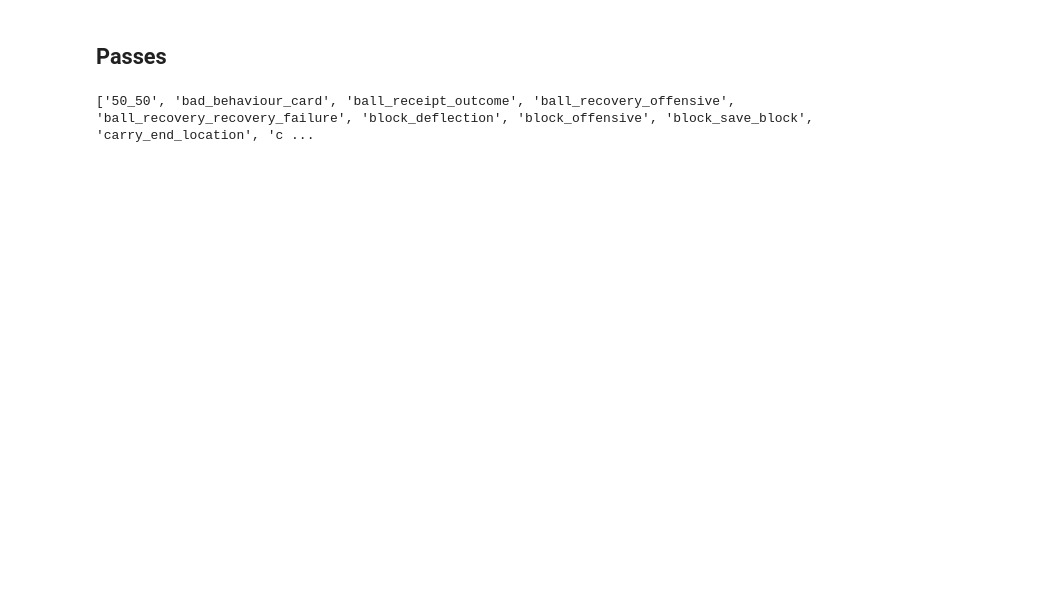
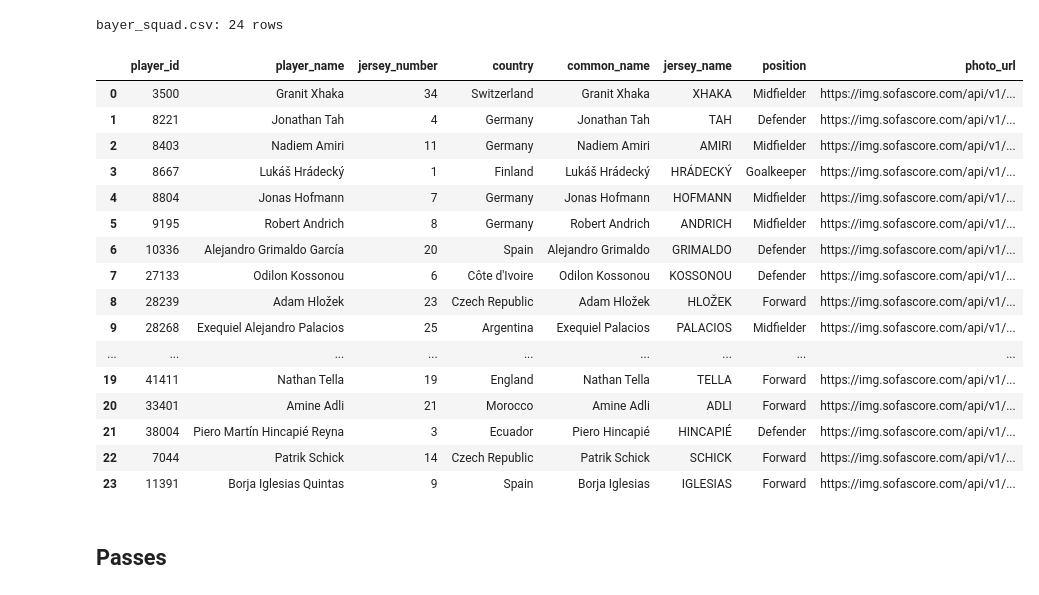
Before and after one commit to YacineM10/bayer-leverkusen-23-24-a-record-breaking-season, a Jupyter notebook: BayerLeverkusen_EN.ipynb, the cells around one changed output. Cells and saved outputs as stored; diff of their text form; code cells hidden in the pictures; blank space fills up the shorter version.

```diff
--- a/BayerLeverkusen_EN.ipynb
+++ b/BayerLeverkusen_EN.ipynb
@@ -269,0 +56,19 @@ bayer_matches_df
+# %%
+events_df = pd.concat([sb.events(match_id=m) for m in bayer_match_ids], ignore_index=True)
+lineups_df = pd.concat(
+    [sb.lineups(match_id=m)[TEAM].assign(match_id=m) for m in bayer_match_ids],
+    ignore_index=True,
+)
+
+def split_xy(series):
+    """Split a column of [x, y] (or [x, y, z]) lists into two numeric columns."""
+    x = series.apply(lambda loc: loc[0] if isinstance(loc, list) else None)
+    y = series.apply(lambda loc: loc[1] if isinstance(loc, list) else None)
+    return pd.to_numeric(x), pd.to_numeric(y)
+
+events_df["location_x"], events_df["location_y"] = split_xy(events_df["location"])
+events_df["pass_end_location_x"], events_df["pass_end_location_y"] = split_xy(events_df["pass_end_location"])
+events_df["shot_end_location_x"], events_df["shot_end_location_y"] = split_xy(events_df["shot_end_location"])
+
+bayer_events_df = events_df[events_df["team"] == TEAM]
+print(f"{len(events_df)} events, {len(bayer_events_df)} by {TEAM}")
@@ -270,2 +82,58 @@ bayer_matches_df
+# %%
+name_corrections = {
+    "Alejandro Grimaldo García": "Alejandro Grimaldo",
+    "Borja Iglesias Quintas": "Borja Iglesias",
+    "Exequiel Alejandro Palacios": "Exequiel Palacios",
+    "Edmond Fayçal Tapsoba": "Edmond Tapsoba",
+    "Victor Okoh Boniface": "Victor Boniface",
+    "Piero Martín Hincapié Reyna": "Piero Hincapié",
+    "Arthur Augusto de Matos Soares": "Arthur",
+    "Gustavo Adolfo Puerta Molano": "Gustavo Puerta",
+}
+
+def jersey_name(common_name):
+    """Surname in capitals (second word, or the only word for mononyms like 'Arthur')."""
+    parts = common_name.split()
+    return (parts[1] if len(parts) > 1 else parts[0]).upper()
+
+# Keep only players who appear in at least one Bayer event (i.e. actually played)
+players_with_events = bayer_events_df["player_id"].dropna().unique()
+
+bayer_squad_df = (
+    lineups_df.drop_duplicates("player_id")
+    [["player_id", "player_name", "jersey_number", "country"]]
+    .loc[lambda d: d["player_id"].isin(players_with_events)]
+    .reset_index(drop=True)
+)
+bayer_squad_df["common_name"] = bayer_squad_df["player_name"].replace(name_corrections)
+bayer_squad_df["jersey_name"] = bayer_squad_df["common_name"].apply(jersey_name)
+
+extra_info = pd.read_csv(DATA_DIR / "player_extra_info.csv", sep=";", encoding="utf-8-sig")
+bayer_squad_df = bayer_squad_df.merge(extra_info, on="player_id", how="left")
+
+missing = bayer_squad_df.loc[bayer_squad_df["photo_url"].isna(), "player_name"].tolist()
+assert not missing, f"Add these players to player_extra_info.csv: {missing}"
+
+export(bayer_squad_df, "bayer_squad.csv")
+bayer_squad_df
+# %% [output]
+bayer_squad.csv: 24 rows
+|  | player_id | player_name | jersey_number | country | common_name | jersey_name | position | photo_url |
+| 0 | 3500 | Granit Xhaka | 34 | Switzerland | Granit Xhaka | XHAKA | Midfielder | https://img.sofascore.com/api/v1/... |
+| 1 | 8221 | Jonathan Tah | 4 | Germany | Jonathan Tah | TAH | Defender | https://img.sofascore.com/api/v1/... |
+| 2 | 8403 | Nadiem Amiri | 11 | Germany | Nadiem Amiri | AMIRI | Midfielder | https://img.sofascore.com/api/v1/... |
+| 3 | 8667 | Lukáš Hrádecký | 1 | Finland | Lukáš Hrádecký | HRÁDECKÝ | Goalkeeper | https://img.sofascore.com/api/v1/... |
+| 4 | 8804 | Jonas Hofmann | 7 | Germany | Jonas Hofmann | HOFMANN | Midfielder | https://img.sofascore.com/api/v1/... |
+| 5 | 9195 | Robert Andrich | 8 | Germany | Robert Andrich | ANDRICH | Midfielder | https://img.sofascore.com/api/v1/... |
+| 6 | 10336 | Alejandro Grimaldo García | 20 | Spain | Alejandro Grimaldo | GRIMALDO | Defender | https://img.sofascore.com/api/v1/... |
+| 7 | 27133 | Odilon Kossonou | 6 | Côte d'Ivoire | Odilon Kossonou | KOSSONOU | Defender | https://img.sofascore.com/api/v1/... |
+| 8 | 28239 | Adam Hložek | 23 | Czech Republic | Adam Hložek | HLOŽEK | Forward | https://img.sofascore.com/api/v1/... |
+| 9 | 28268 | Exequiel Alejandro Palacios | 25 | Argentina | Exequiel Palacios | PALACIOS | Midfielder | https://img.sofascore.com/api/v1/... |
+| ... | ... | ... | ... | ... | ... | ... | ... | ... |
+| 19 | 41411 | Nathan Tella | 19 | England | Nathan Tella | TELLA | Forward | https://img.sofascore.com/api/v1/... |
+| 20 | 33401 | Amine Adli | 21 | Morocco | Amine Adli | ADLI | Forward | https://img.sofascore.com/api/v1/... |
+| 21 | 38004 | Piero Martín Hincapié Reyna | 3 | Ecuador | Piero Hincapié | HINCAPIÉ | Defender | https://img.sofascore.com/api/v1/... |
+| 22 | 7044 | Patrik Schick | 14 | Czech Republic | Patrik Schick | SCHICK | Forward | https://img.sofascore.com/api/v1/... |
+| 23 | 11391 | Borja Iglesias Quintas | 9 | Spain | Borja Iglesias | IGLESIAS | Forward | https://img.sofascore.com/api/v1/... |
 # %% [markdown]
 ## Passes
@@ -278,4 +139,0 @@ bayer_passes_df = bayer_events_df[
-# %%
-print(bayer_passes_df.columns.tolist())
-# %% [output]
-['50_50', 'bad_behaviour_card', 'ball_receipt_outcome', 'ball_recovery_offensive', 'ball_recovery_recovery_failure', 'block_deflection', 'block_offensive', 'block_save_block', 'carry_end_location', 'c ...
```
Also changed, not shown: parts of 60 cells of this notebook, 7 other files.
